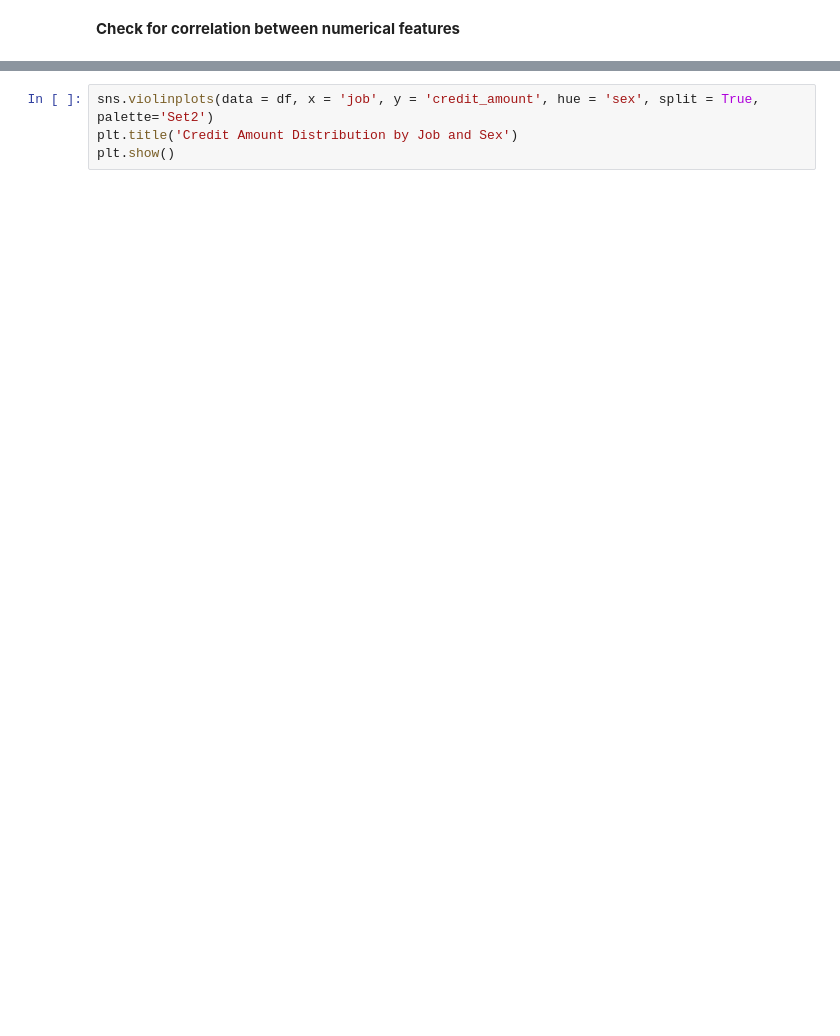
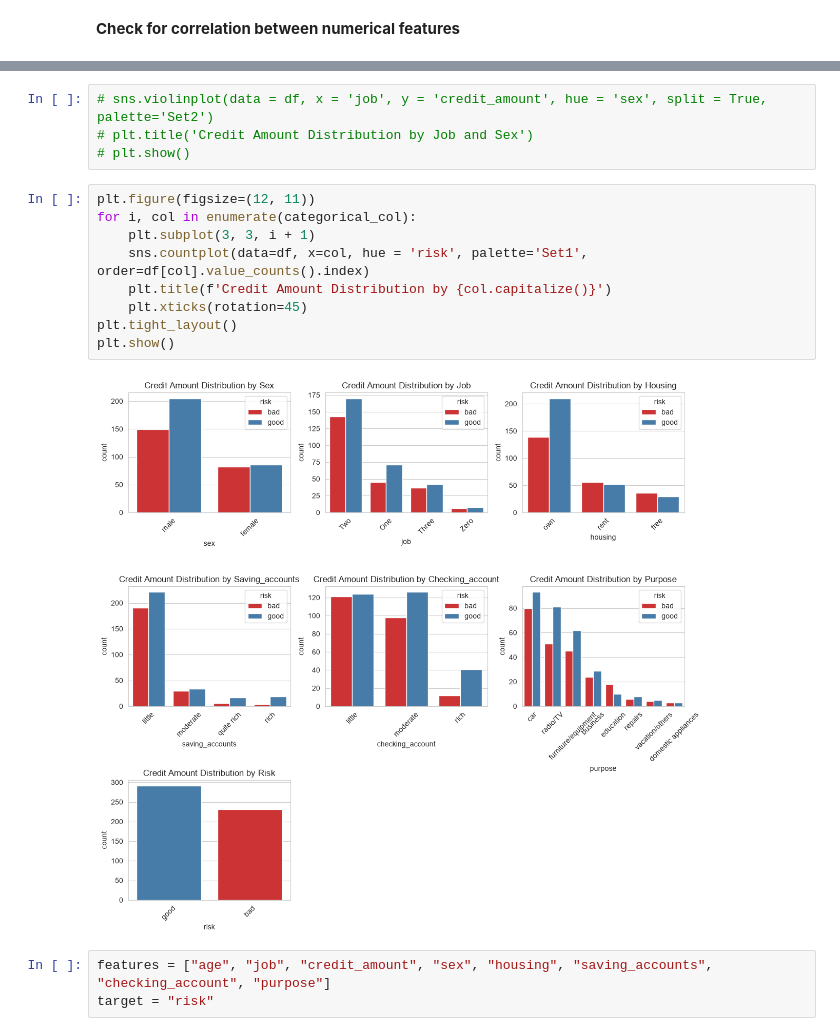
Before and after one commit to th3realAyo/credit-risk, a Jupyter notebook: script.ipynb, the cells around one changed output, grey strips where cells are left out. Saved outputs shown, nothing was run; the diff lists cells and outputs as text; blank space fills up the shorter version.

```diff
--- a/script.ipynb
+++ b/script.ipynb
@@ -325,4 +378,18 @@ print(age_corr)
 # %%
-sns.violinplots(data = df, x = 'job', y = 'credit_amount', hue = 'sex', split = True, palette='Set2')
-plt.title('Credit Amount Distribution by Job and Sex')
-plt.show()
+# sns.violinplot(data = df, x = 'job', y = 'credit_amount', hue = 'sex', split = True, palette='Set2')
+# plt.title('Credit Amount Distribution by Job and Sex')
+# plt.show()
+# %%
+plt.figure(figsize=(12, 11))
+for i, col in enumerate(categorical_col):
+    plt.subplot(3, 3, i + 1)
+    sns.countplot(data=df, x=col, hue = 'risk', palette='Set1', order=df[col].value_counts().index)
+    plt.title(f'Credit Amount Distribution by {col.capitalize()}')
+    plt.xticks(rotation=45)
+plt.tight_layout()
+plt.show()
+# %% [output]
+[figure, added]
+# %%
+features = ["age", "job", "credit_amount", "sex", "housing", "saving_accounts", "checking_account", "purpose"]
+target = "risk"
```
Also changed, not shown: parts of 54 cells of this notebook.
